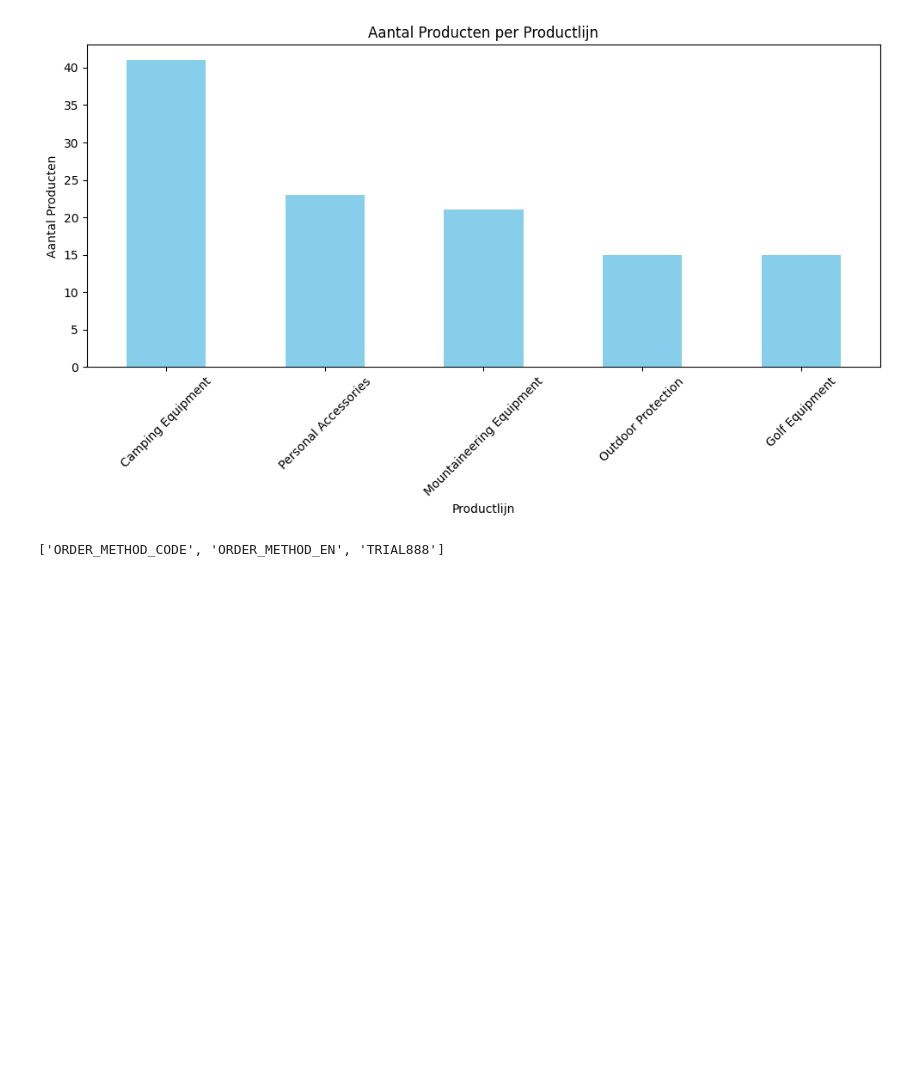
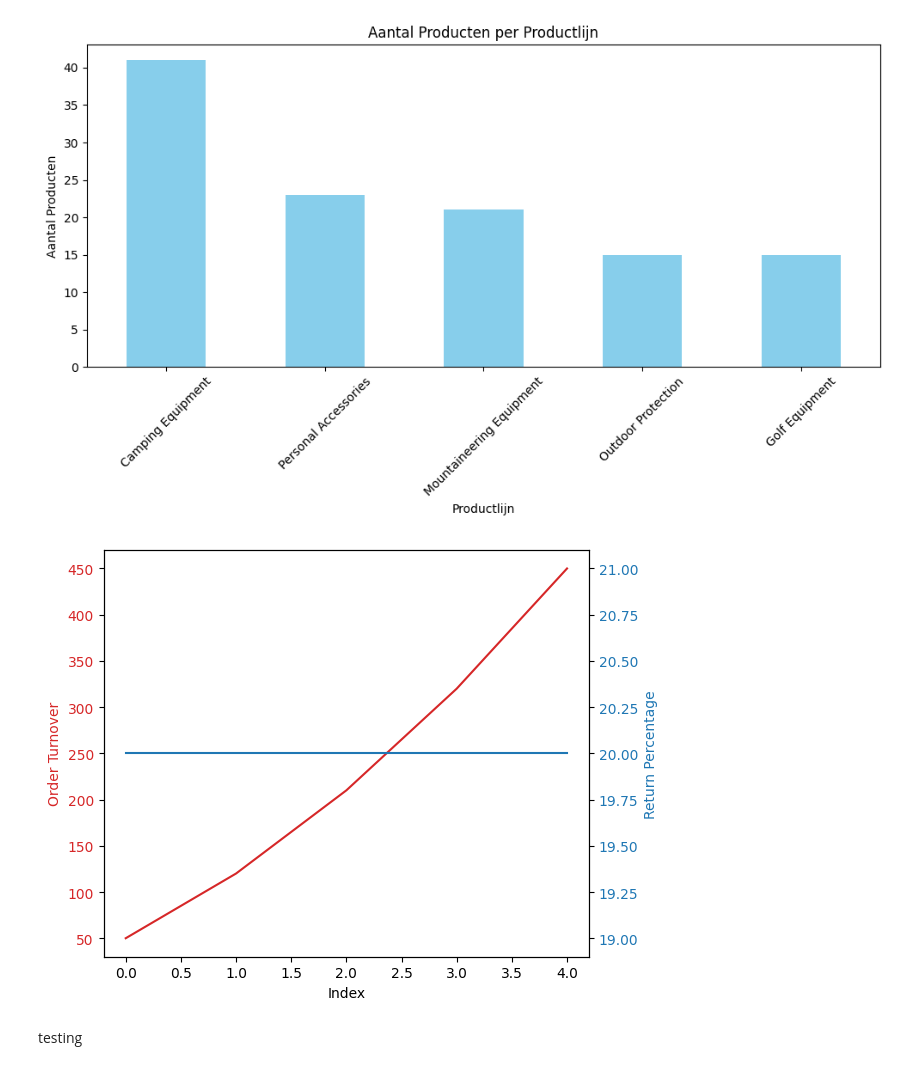
Before and after one commit to OutworldToast/Data-Warehouse, a Jupyter notebook: DataWarehouse.ipynb, the cells around one changed output. Drawn from its saved outputs; the diff is of its cells as text; code cells hidden in the pictures; blank space fills up the shorter version.

Commit message:
matplotlib

```diff
--- a/DataWarehouse.ipynb
+++ b/DataWarehouse.ipynb
@@ -336,0 +585,6 @@ Order
+# %%
+def ToOrderTurnover(quantity, sale_price):
+    return float(quantity) * float(sale_price)
+
+def ToOrderProfit(quantity, sale_price, unit_cost):
+    return float(quantity) * (float(sale_price) - float(unit_cost))
@@ -340,0 +620,6 @@ Returned Item
+# %%
+def ToTurnunder (quantity, sale_price):
+    return float(quantity) * float(sale_price)
+
+def ToReturnPercentage(quantity, return_quantity):
+    return 100 * (float(return_quantity) / float(quantity))
@@ -390,7 +732,55 @@ plt.tight_layout()
 plt.show()
 # %% [output]
 [figure]
-# %%
-order_method_dw.columns.to_list()
-# %% [output]
-['ORDER_METHOD_CODE', 'ORDER_METHOD_EN', 'TRIAL888']
+# %%
+import matplotlib.pyplot as plt
+import pandas as pd
+
+# Sample data (replace with your actual data)
+order_dw_data = {
+    'QUANTITY': [10, 20, 30, 40, 50],
+    'UNIT_SALE_PRICE': [5, 6, 7, 8, 9],
+    'UNIT_COST': [3, 4, 5, 6, 7],
+    'RETURN_QUANTITY': [2, 4, 6, 8, 10]
+}
+
+order_dw = pd.DataFrame(order_dw_data)
+
+def ToOrderTurnover(quantity, sale_price):
+    return float(quantity) * float(sale_price)
+
+def ToOrderProfit(quantity, sale_price, unit_cost):
+    return float(quantity) * (float(sale_price) - float(unit_cost))
+
+order_dw['ORDER_TURNOVER'] = order_dw.apply(lambda x: ToOrderTurnover(x['QUANTITY'], x['UNIT_SALE_PRICE']), axis=1)
+order_dw['ORDER_PROFIT'] = order_dw.apply(lambda x: ToOrderProfit(x['QUANTITY'], x['UNIT_SALE_PRICE'], x['UNIT_COST']), axis=1)
+
+def ToTurnunder(quantity, sale_price):
+    return float(quantity) * float(sale_price)
+
+def ToReturnPercentage(quantity, return_quantity):
+    return 100 * (float(return_quantity) / float(quantity))
+
+order_dw['RETURN_PERCENTAGE'] = order_dw.apply(lambda x: ToReturnPercentage(x['QUANTITY'], x['RETURN_QUANTITY']), axis=1)
+
+# Plotting
+fig, ax1 = plt.subplots()
+
+color = 'tab:red'
+ax1.set_xlabel('Index')
+ax1.set_ylabel('Order Turnover', color=color)
+ax1.plot(order_dw.index, order_dw['ORDER_TURNOVER'], color=color)
+ax1.tick_params(axis='y', labelcolor=color)
+
+ax2 = ax1.twinx()
+color = 'tab:blue'
+ax2.set_ylabel('Return Percentage', color=color)
+ax2.plot(order_dw.index, order_dw['RETURN_PERCENTAGE'], color=color)
+ax2.tick_params(axis='y', labelcolor=color)
+
+fig.tight_layout()
+plt.show()
+# %% [output]
+[figure, added]
+# %% [markdown]
+testing
```
Also changed, not shown: parts of 31 cells of this notebook, 1 other file.
